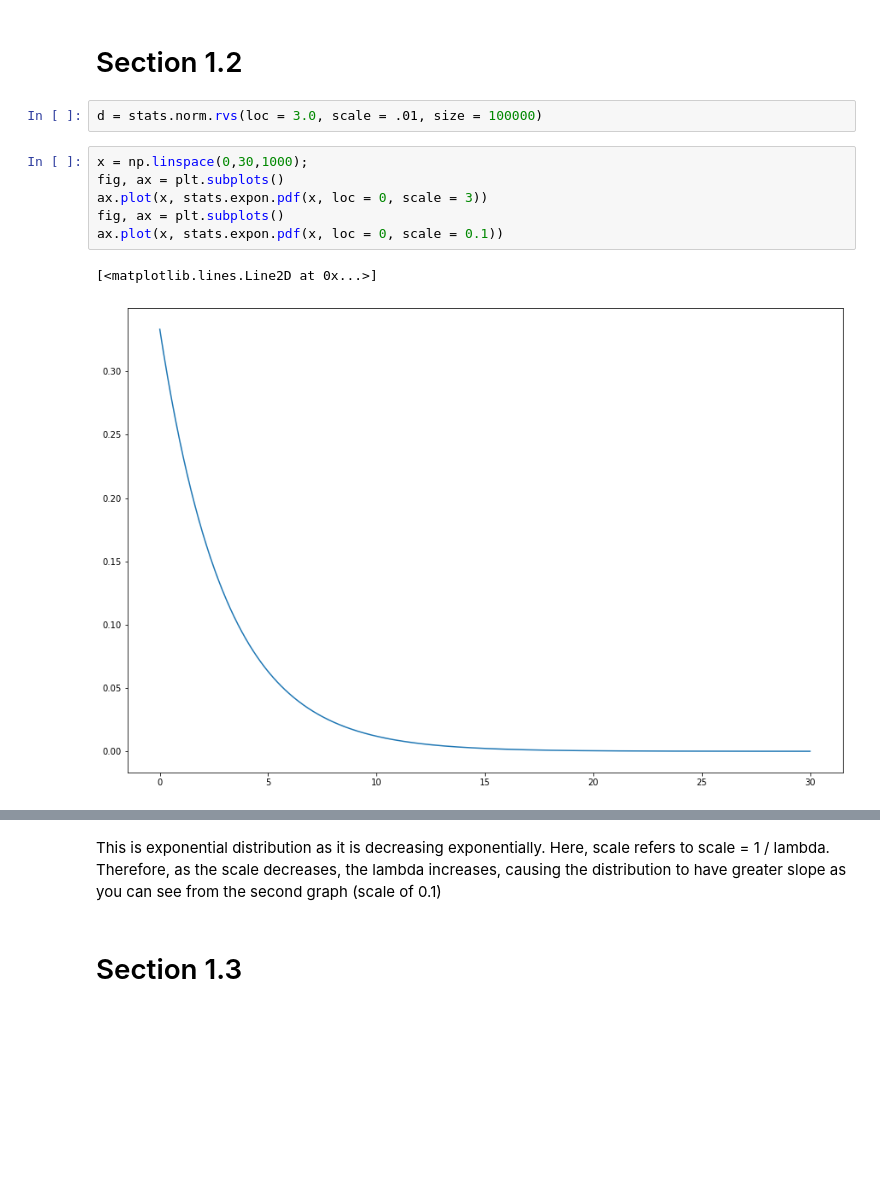
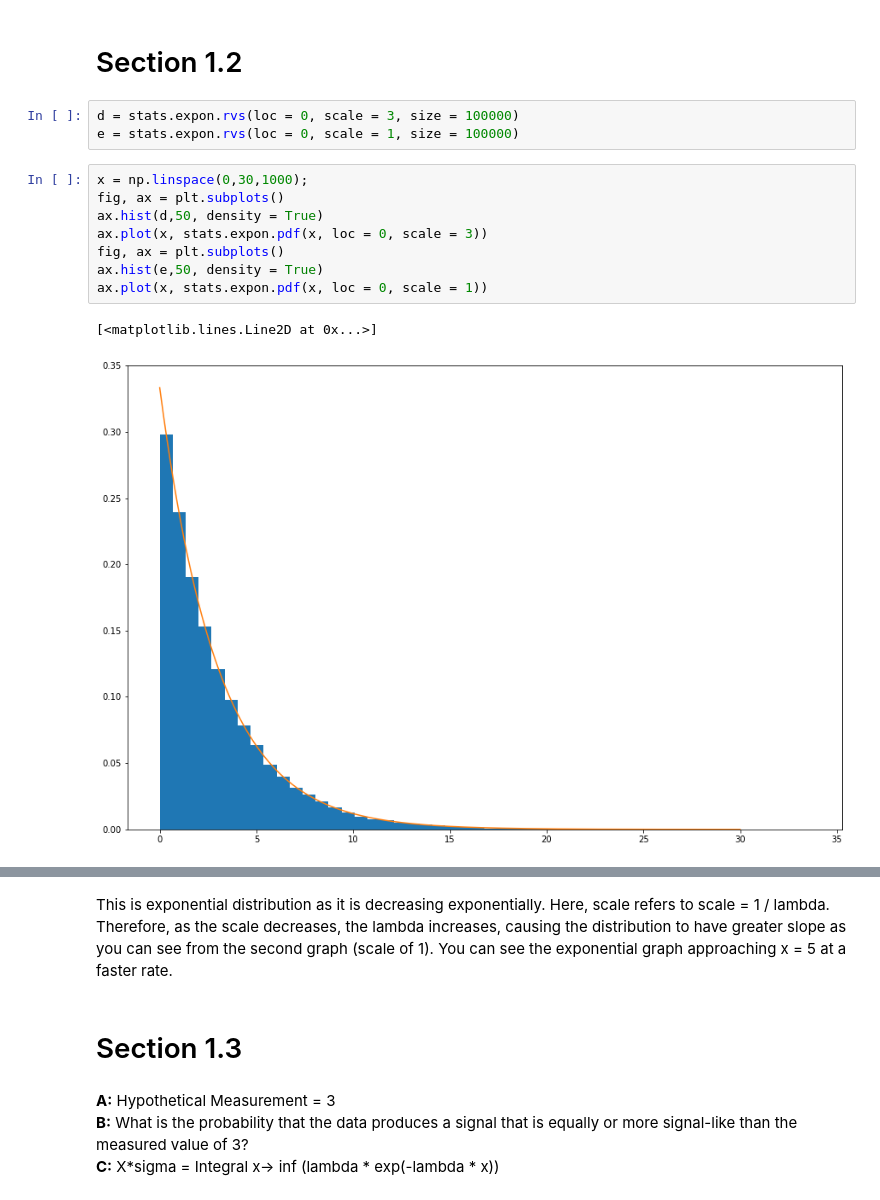
Before and after one commit to AngusHsieh/phys434lab, a Jupyter notebook: Lab1.ipynb, the cells around one changed output, grey strips where cells are left out. Drawn from its saved outputs; the diff is of its cells as text; blank space fills up the shorter version.

```diff
--- a/Lab1.ipynb
+++ b/Lab1.ipynb
@@ -38,13 +38,16 @@ By comparing 3 results, I get 1, 2, 5, which are the same from the integration o
 # %% [markdown]
 # Section 1.2
 # %%
-d = stats.norm.rvs(loc = 3.0, scale = .01, size = 100000)
+d = stats.expon.rvs(loc = 0, scale = 3, size = 100000)
+e = stats.expon.rvs(loc = 0, scale = 1, size = 100000)
 # %%
 x = np.linspace(0,30,1000);
 fig, ax = plt.subplots()
+ax.hist(d,50, density = True)
 ax.plot(x, stats.expon.pdf(x, loc = 0, scale = 3))
 fig, ax = plt.subplots()
-ax.plot(x, stats.expon.pdf(x, loc = 0, scale = 0.1))
+ax.hist(e,50, density = True)
+ax.plot(x, stats.expon.pdf(x, loc = 0, scale = 1))
 # %% [output]
 [<matplotlib.lines.Line2D at 0x...>]
-[figure, old version]
+[figure, new version]
@@ -52,5 +55,11 @@ ax.plot(x, stats.expon.pdf(x, loc = 0, scale = 0.1))
 # %% [markdown]
 This is exponential distribution as it is decreasing exponentially. Here, scale refers to scale = 1 / lambda. Therefore, as the scale decreases, the lambda increases, causing the distribution to have
-greater slope as you can see from the second graph (scale of 0.1)
+greater slope as you can see from the second graph (scale of 1). You can see the exponential graph approaching x = 5 at a faster rate.
 # %% [markdown]
 # Section 1.3
+# %% [markdown]
+__A:__ Hypothetical Measurement = 3
+<br>
+__B:__ What is the probability that the data produces a signal that is equally or more signal-like than the measured value of 3?
+<br>
+__C:__ X*sigma = Integral x-> inf (lambda * exp(-lambda * x))
```
Also changed, not shown: parts of 19 cells of this notebook, 1 other file.
